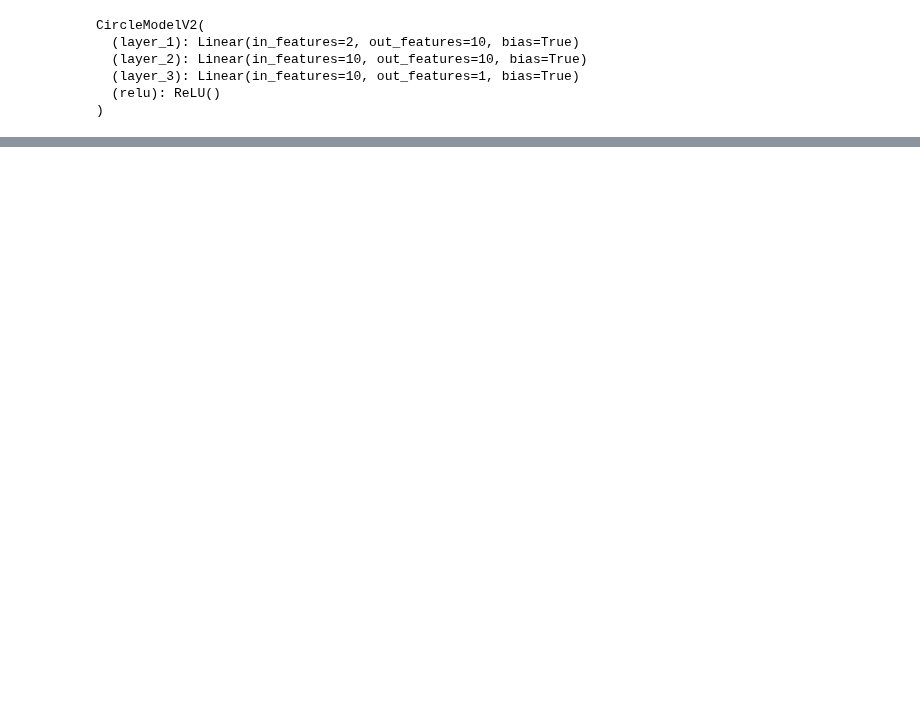
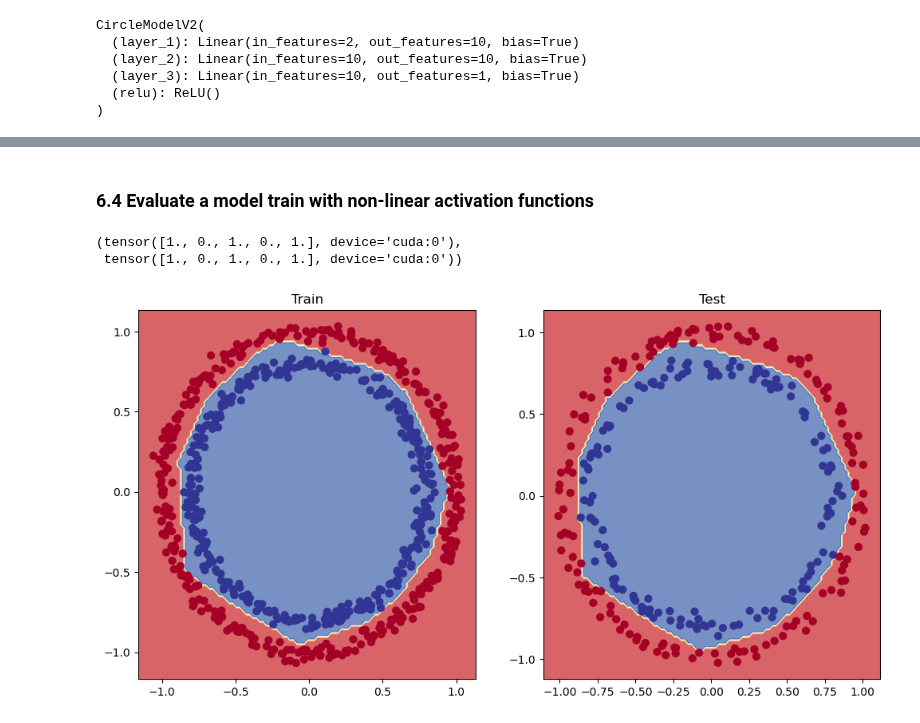
Before and after one commit to Rumit95/Pytorch-for-DL, a Jupyter notebook: pytorch-02-classification.ipynb, the cells around one changed output, grey strips where cells are left out. Cells and saved outputs as stored; diff of their text form; code cells hidden in the pictures; blank space fills up the shorter version.

```diff
--- a/pytorch-02-classification.ipynb
+++ b/pytorch-02-classification.ipynb
@@ -751,3 +753,8 @@ CircleModelV2(
   (layer_3): Linear(in_features=10, out_features=1, bias=True)
   (relu): ReLU()
 )
+# %%
+# Setup Loss and optimizer
+loss_fn = nn.BCEWithLogitsLoss()
+optimizer = torch.optim.SGD(params=model_3.parameters(),
+                           lr=0.1)
@@ -753,0 +763,30 @@ CircleModelV2(
+# %%
+# Random seed
+torch.manual_seed(42)
+torch.cuda.manual_seed(42)
+
+# Put all data to target device
+X_train, y_train = X_train.to(device), y_train.to(device)
+X_test, y_test = X_test.to(device), y_test.to(device)
+
+EPOCHS = 1500
+
+for epoch in range (EPOCHS):
+
+    model_3.train()
+    y_train_logits = model_3(X_train).squeeze()
+    y_train_pred = torch.round(torch.sigmoid(y_train_logits))
+    train_loss = loss_fn(y_train_logits, y_train)
+    train_acc = accuracy_fn(y_train, y_train_pred)
+    optimizer.zero_grad()
+    train_loss.backward()
+    optimizer.step()
+
+    model_3.eval()
+    with torch.inference_mode():
+        y_test_logits = model_3(X_test).squeeze()
+        y_test_pred = torch.round(torch.sigmoid(y_test_logits))
+    test_acc = accuracy_fn(y_test, y_test_pred)
+
+    if epoch % 100 == 0:
+        print(f"Epoch: {epoch} | Train loss: {train_loss:.5f}, Train acc: {train_acc:.3f} | Test loss: {test_loss:.5f}, Test acc: {test_acc:.3f}")
@@ -753,0 +809,23 @@ CircleModelV2(
+# %% [markdown]
+### 6.4 Evaluate a model train with non-linear activation functions
+# %%
+# Make prediction
+model_3.eval()
+with torch.inference_mode():
+    y_preds = torch.round(torch.sigmoid(model_3(X_test).squeeze()))
+
+y_preds[:5], y_test[:5]
+# %% [output]
+(tensor([1., 0., 1., 0., 1.], device='cuda:0'),
+ tensor([1., 0., 1., 0., 1.], device='cuda:0'))
+# %%
+# Plot descision boundaries
+plt.figure(figsize=(12,6))
+plt.subplot(1,2,1)
+plt.title("Train")
+plot_decision_boundary(model_3, X_train, y_train)
+plt.subplot(1,2,2)
+plt.title("Test")
+plot_decision_boundary(model_3, X_test, y_test)
+# %% [output]
+[figure, added]
```
Also changed, not shown: parts of 8 cells of this notebook.
